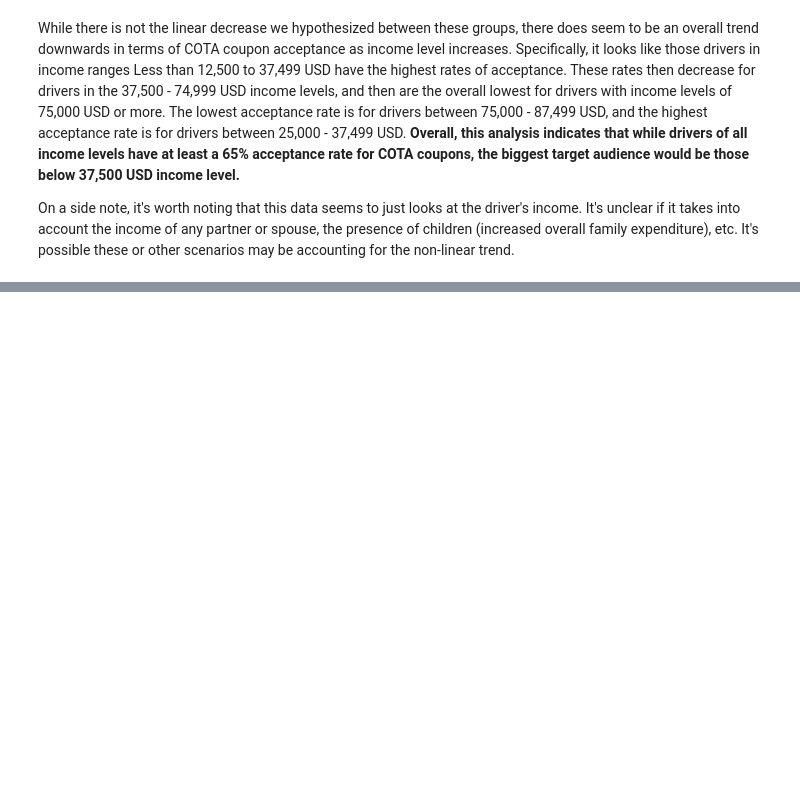
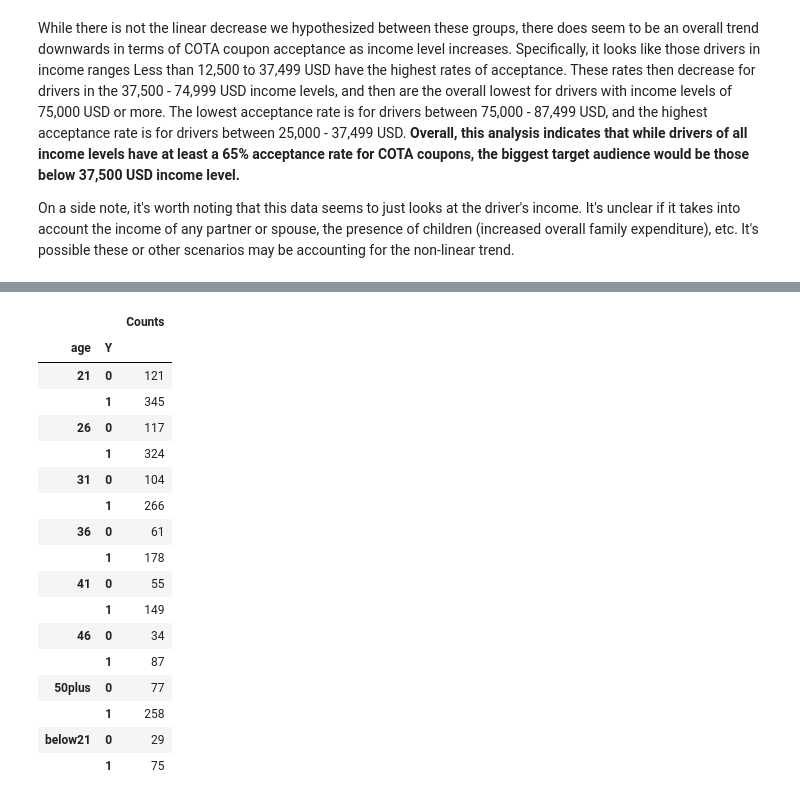
Before and after one commit to Keshav-G/Will-the-Customer-Accept-the-Coupon, a Jupyter notebook: Assignment 5.1_Will the Buyer Accept the Coupon_Keshav.ipynb, the cells around one changed output, grey strips where cells are left out. Saved outputs shown, nothing was run; the diff lists cells and outputs as text; code cells hidden in the pictures; blank space fills up the shorter version.

```diff
--- a/Assignment 5.1_Will the Buyer Accept the Coupon_Keshav.ipynb
+++ b/Assignment 5.1_Will the Buyer Accept the Coupon_Keshav.ipynb
@@ -696,0 +805,25 @@ Now let's see how direction and having a kid in the car may have affected accept
+# %%
+# Get age counts by acceptance of COTA coupon
+
+cota_age_counts_acceptance = pd.DataFrame(data_coupons_cota_subset.groupby(["age", "Y"])[["age"]].count()).rename(columns = {"age" : "Counts"})
+
+cota_age_counts_acceptance
+# %% [output]
+|  |  | Counts |
+| age | Y |  |
+| 21 | 0 | 121 |
+|  | 1 | 345 |
+| 26 | 0 | 117 |
+|  | 1 | 324 |
+| 31 | 0 | 104 |
+|  | 1 | 266 |
+| 36 | 0 | 61 |
+|  | 1 | 178 |
+| 41 | 0 | 55 |
+|  | 1 | 149 |
+| 46 | 0 | 34 |
+|  | 1 | 87 |
+| 50plus | 0 | 77 |
+|  | 1 | 258 |
+| below21 | 0 | 29 |
+|  | 1 | 75 |
```
Also changed, not shown: parts of 24 cells of this notebook.
